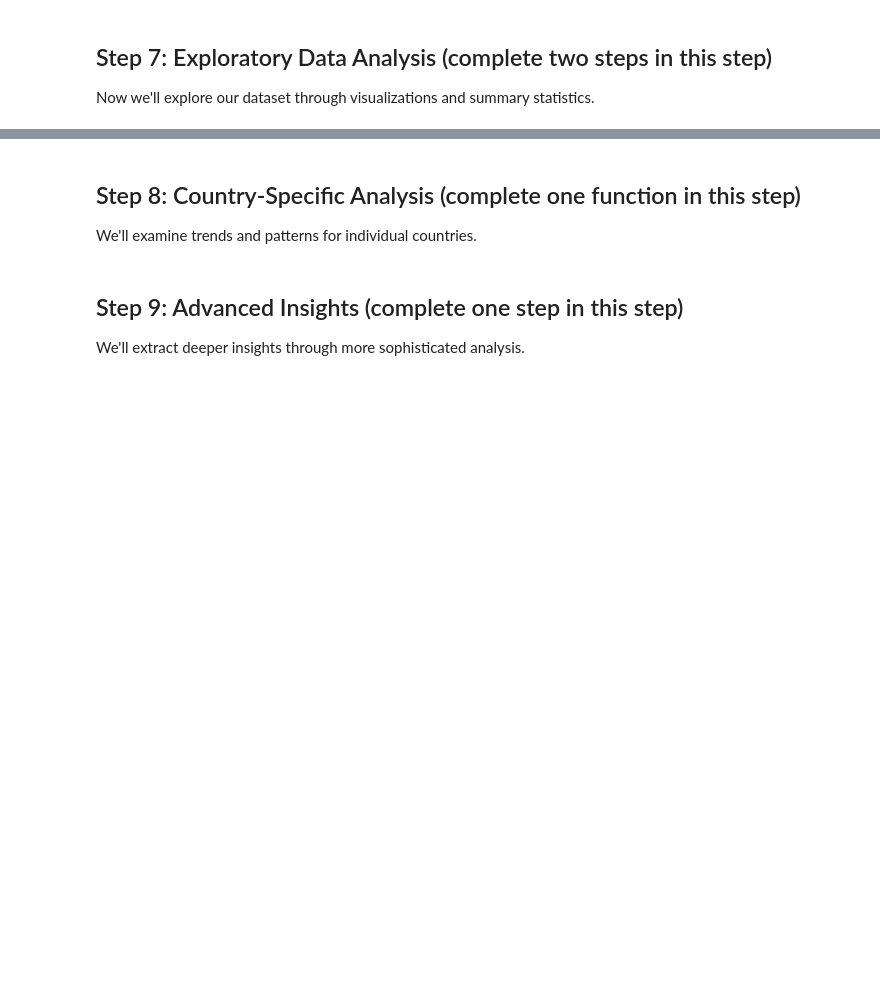
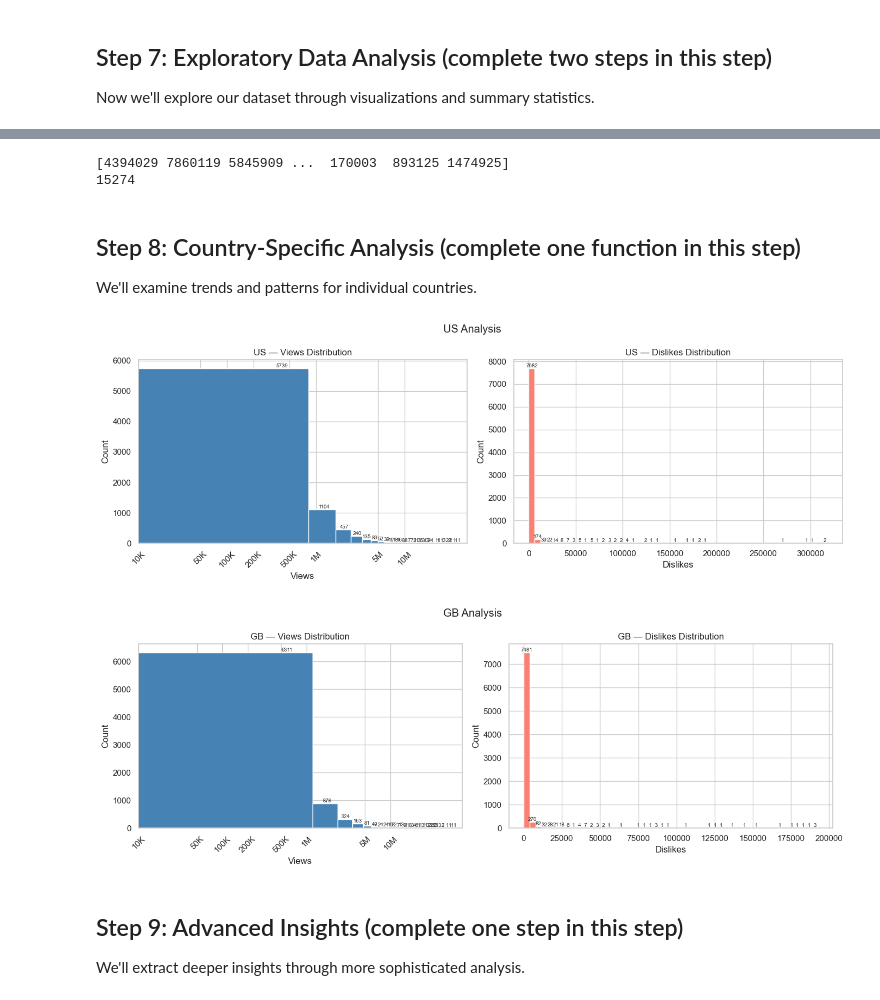
Before and after one commit to nyle06dn/VideoAnalysis, a Jupyter notebook: VideoAnalysis-HW.ipynb, the cells around one changed output, grey strips where cells are left out. Cells and saved outputs as stored; diff of their text form; code cells hidden in the pictures; blank space fills up the shorter version.

```diff
--- a/VideoAnalysis-HW.ipynb
+++ b/VideoAnalysis-HW.ipynb
@@ -298,22 +323,53 @@ plt.show()
+# %%
+print(combined_df['views'].unique())
+print(len(combined_df['views'].unique()))
+# %% [output]
+[4394029 7860119 5845909 ...  170003  893125 1474925]
+15274
 # %% [markdown]
 ## Step 8: Country-Specific Analysis (complete one function in this step)
 We'll examine trends and patterns for individual countries.
 # %%
-
-# Step 1: define a function that makes bar plot of country's views and dislike distributions
-
 def analyze_country(df, country_code):
     """Generate country-specific analysis"""
+    country_df = df[df['country'] == country_code]
 
-    #------- complete the step-------------
+    fig, ax = plt.subplots(1, 2, figsize=(14, 5))
+    fig.suptitle(f'{country_code} Analysis')
 
+    # Bar plot 1: Views distribution
+    counts, bins, patches = ax[0].hist(country_df['views'].dropna(), bins=50, color='steelblue', edgecolor='white')
+    ax[0].set_title(f'{country_code} — Views Distribution')
+    ax[0].set_xlabel('Views')
+    ax[0].set_ylabel('Count')
+    ax[0].set_xscale('log')
+    ax[0].set_xticks([10000, 50000, 100000, 200000, 500000, 1000000, 5000000, 10000000])
+    ax[0].set_xticklabels(['10K', '50K', '100K', '200K', '500K', '1M', '5M', '10M'], rotation=45)
+    # Add count on top of each bar
+    for count, patch in zip(counts, patches):
+        if count > 0:  # only label bars that have values
+            ax[0].text(patch.get_x() + patch.get_width()/2, count,
+                      int(count), ha='center', va='bottom', fontsize=7)
 
-    #------- complete the step-------------
-    pass
+    # Bar plot 2: Dislikes distribution
+    counts, bins, patches = ax[1].hist(country_df['dislikes'].dropna(), bins=50, color='salmon', edgecolor='white')
+    ax[1].set_title(f'{country_code} — Dislikes Distribution')
+    ax[1].set_xlabel('Dislikes')
+    ax[1].set_ylabel('Count')
+    # Add count on top of each bar
+    for count, patch in zip(counts, patches):
+        if count > 0:
+            ax[1].text(patch.get_x() + patch.get_width()/2, count,
+                      int(count), ha='center', va='bottom', fontsize=7)
 
-# Analyze sample countries
+    plt.tight_layout()
+    plt.show()
+
 for country in ['US', 'GB']:
     analyze_country(combined_df, country)
+# %% [output]
+[figure, added]
+[figure, added]
 # %% [markdown]
 ## Step 9: Advanced Insights (complete one step in this step)
 We'll extract deeper insights through more sophisticated analysis.
```
Also changed, not shown: parts of 5 cells of this notebook, 1 other file.
